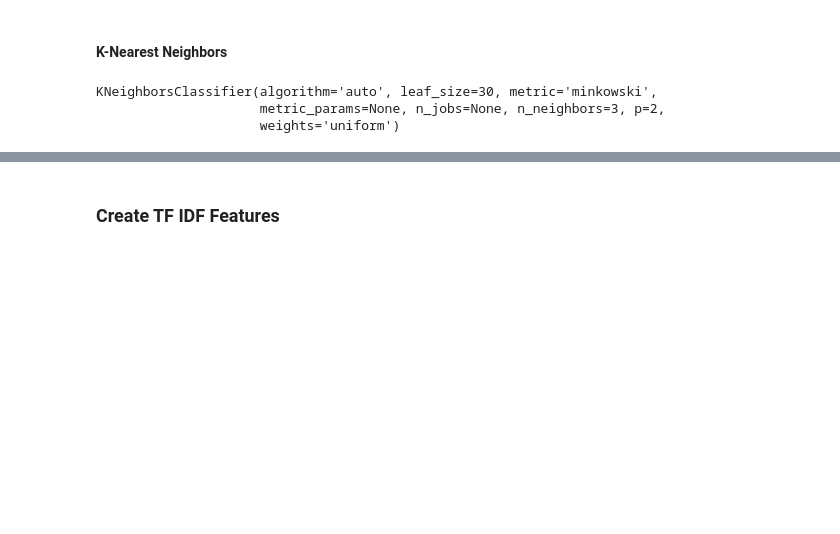
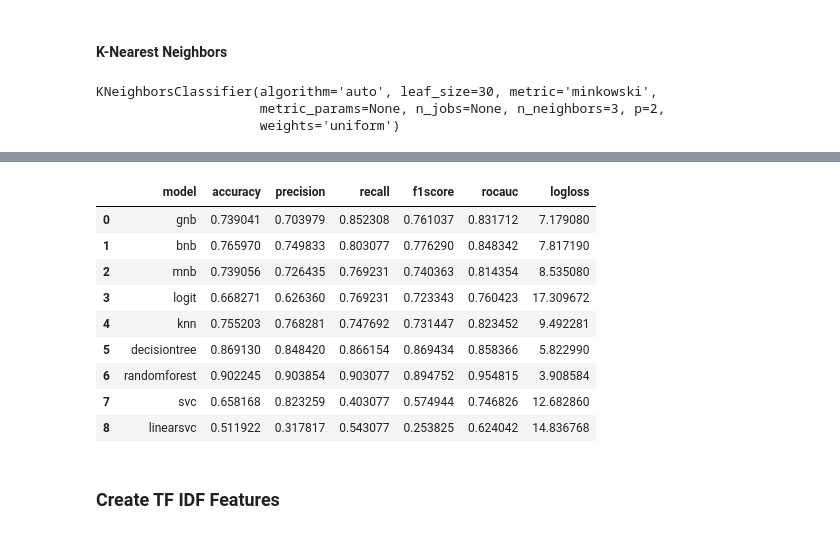
Before and after one commit to mikongame/Module-3-Project-2-ML-Fraud-Detection, a Jupyter notebook: your-code/My part of the project..ipynb, the cells around one changed output, grey strips where cells are left out. Cells and saved outputs as stored; diff of their text form; code cells hidden in the pictures; blank space fills up the shorter version.

```diff
--- a/your-code/My part of the project..ipynb
+++ b/your-code/My part of the project..ipynb
@@ -511,0 +606,23 @@ weighted avg       0.69      0.69      0.69       347
+# %%
+# Specify parameters
+
+
+c_values = list(10.0**np.arange(-3, 3))
+max_iter = list(10**np.arange(3,6))
+
+strat_k_fold = StratifiedKFold(n_splits=5, shuffle=True)
+
+param_grid = [
+    {'C': c_values, 'penalty': ['l1'], 'solver' : ['liblinear'], 'multi_class' : ['ovr']},
+    {'C': c_values, 'penalty': ['l2'], 'solver' : ['liblinear', 'newton-cg', 'sag'], 'multi_class' : ['ovr']}
+]
+
+grid = GridSearchCV(LogisticRegression(), param_grid, cv=strat_k_fold, scoring='accuracy')
+
+grid.fit(X_train, y_train)
+
+print(grid.best_params_)
+print(grid.best_estimator_)
+
+initial_score = cross_val_score(grid.best_estimator_, X_test, y_test, cv=strat_k_fold, scoring='accuracy').mean()
+print("Final accuracy : {} ".format(initial_score))
@@ -511,0 +662,14 @@ weighted avg       0.69      0.69      0.69       347
+# %%
+# to evaluate baseline models
+models = {  'gnb': GaussianNB(),
+            'bnb': BernoulliNB(),
+            'mnb': MultinomialNB(),
+            'logit': LogisticRegression(),
+            'knn': KNeighborsClassifier(),
+            'decisiontree': DecisionTreeClassifier(),
+            'randomforest': RandomForestClassifier(),
+            'svc': SVC(probability=True),
+            'linearsvc': LinearSVC()
+         }
+# %%
+models_df = pd.concat([baseline_report(model, X_train, X_test, y_train, y_test, name) for (name, model) in models.items()])
@@ -512,3 +694,18 @@ weighted avg       0.69      0.69      0.69       347
+# %%
+models_df.reset_index(inplace=True, drop=True)
+# %%
+models_df
+# %% [output]
+|  | model | accuracy | precision | recall | f1score | rocauc | logloss |
+| 0 | gnb | 0.739041 | 0.703979 | 0.852308 | 0.761037 | 0.831712 | 7.179080 |
+| 1 | bnb | 0.765970 | 0.749833 | 0.803077 | 0.776290 | 0.848342 | 7.817190 |
+| 2 | mnb | 0.739056 | 0.726435 | 0.769231 | 0.740363 | 0.814354 | 8.535080 |
+| 3 | logit | 0.668271 | 0.626360 | 0.769231 | 0.723343 | 0.760423 | 17.309672 |
+| 4 | knn | 0.755203 | 0.768281 | 0.747692 | 0.731447 | 0.823452 | 9.492281 |
+| 5 | decisiontree | 0.869130 | 0.848420 | 0.866154 | 0.869434 | 0.858366 | 5.822990 |
+| 6 | randomforest | 0.902245 | 0.903854 | 0.903077 | 0.894752 | 0.954815 | 3.908584 |
+| 7 | svc | 0.658168 | 0.823259 | 0.403077 | 0.574944 | 0.746826 | 12.682860 |
+| 8 | linearsvc | 0.511922 | 0.317817 | 0.543077 | 0.253825 | 0.624042 | 14.836768 |
 # %% [markdown]
 ### Create TF IDF Features
 # %% [markdown]
```
Also changed, not shown: parts of 34 cells of this notebook, 2 other files.
